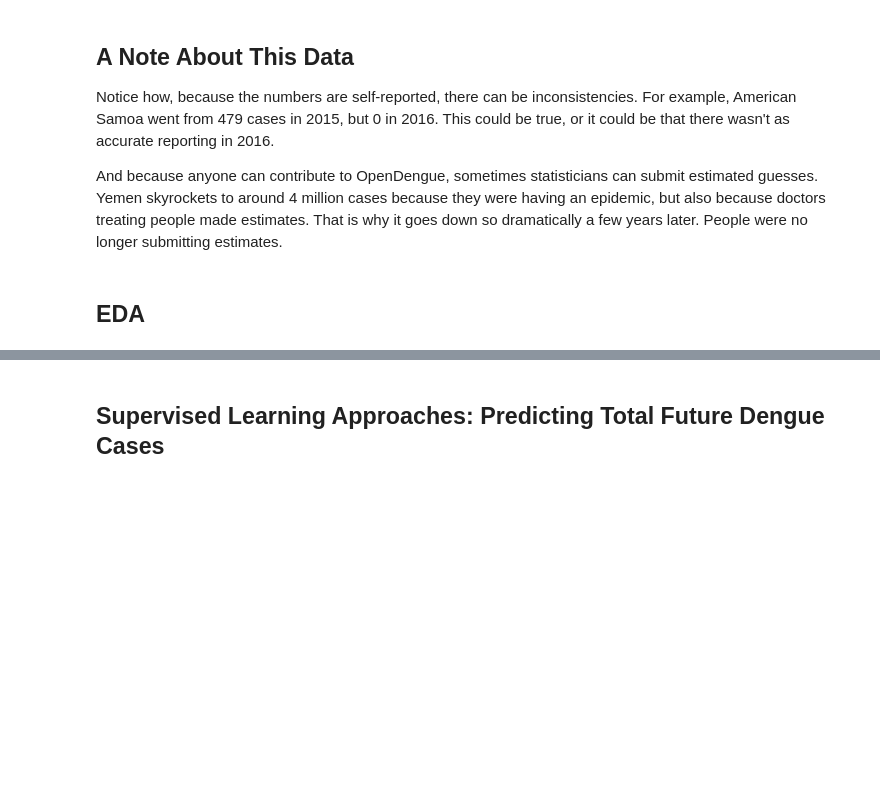
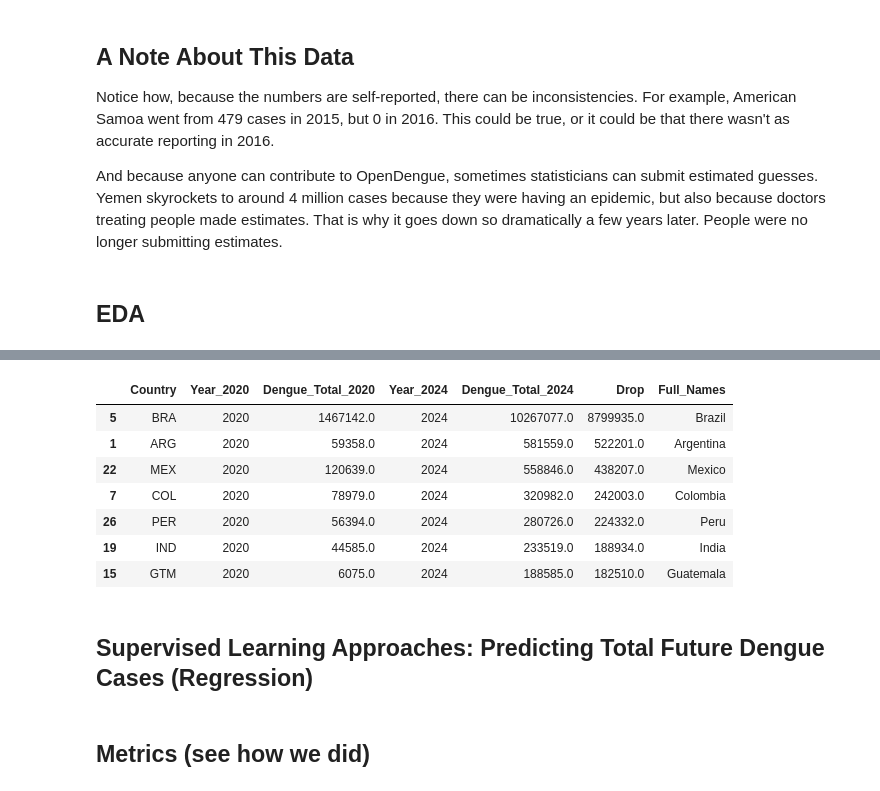
Before and after one commit to pxm-georg/final_project, a Jupyter notebook: final_prep.ipynb, the cells around one changed output, grey strips where cells are left out. Drawn from its saved outputs; the diff is of its cells as text; code cells hidden in the pictures; blank space fills up the shorter version.

```diff
--- a/final_prep.ipynb
+++ b/final_prep.ipynb
@@ -275,3 +473,14 @@ And because anyone can contribute to OpenDengue, sometimes statisticians can sub
+# %%
+subset
+# %% [output]
+|  | Country | Year_2020 | Dengue_Total_2020 | Year_2024 | Dengue_Total_2024 | Drop | Full_Names |
+| 5 | BRA | 2020 | 1467142.0 | 2024 | 10267077.0 | 8799935.0 | Brazil |
+| 1 | ARG | 2020 | 59358.0 | 2024 | 581559.0 | 522201.0 | Argentina |
+| 22 | MEX | 2020 | 120639.0 | 2024 | 558846.0 | 438207.0 | Mexico |
+| 7 | COL | 2020 | 78979.0 | 2024 | 320982.0 | 242003.0 | Colombia |
+| 26 | PER | 2020 | 56394.0 | 2024 | 280726.0 | 224332.0 | Peru |
+| 19 | IND | 2020 | 44585.0 | 2024 | 233519.0 | 188934.0 | India |
+| 15 | GTM | 2020 | 6075.0 | 2024 | 188585.0 | 182510.0 | Guatemala |
 # %% [markdown]
-## Supervised Learning Approaches: Predicting Total Future Dengue Cases
+## Supervised Learning Approaches: Predicting Total Future Dengue Cases (Regression)
 # %%
@@ -302,0 +523,2 @@ predicted_df
+# %% [markdown]
+## Metrics (see how we did)
```
Also changed, not shown: parts of 31 cells of this notebook.
